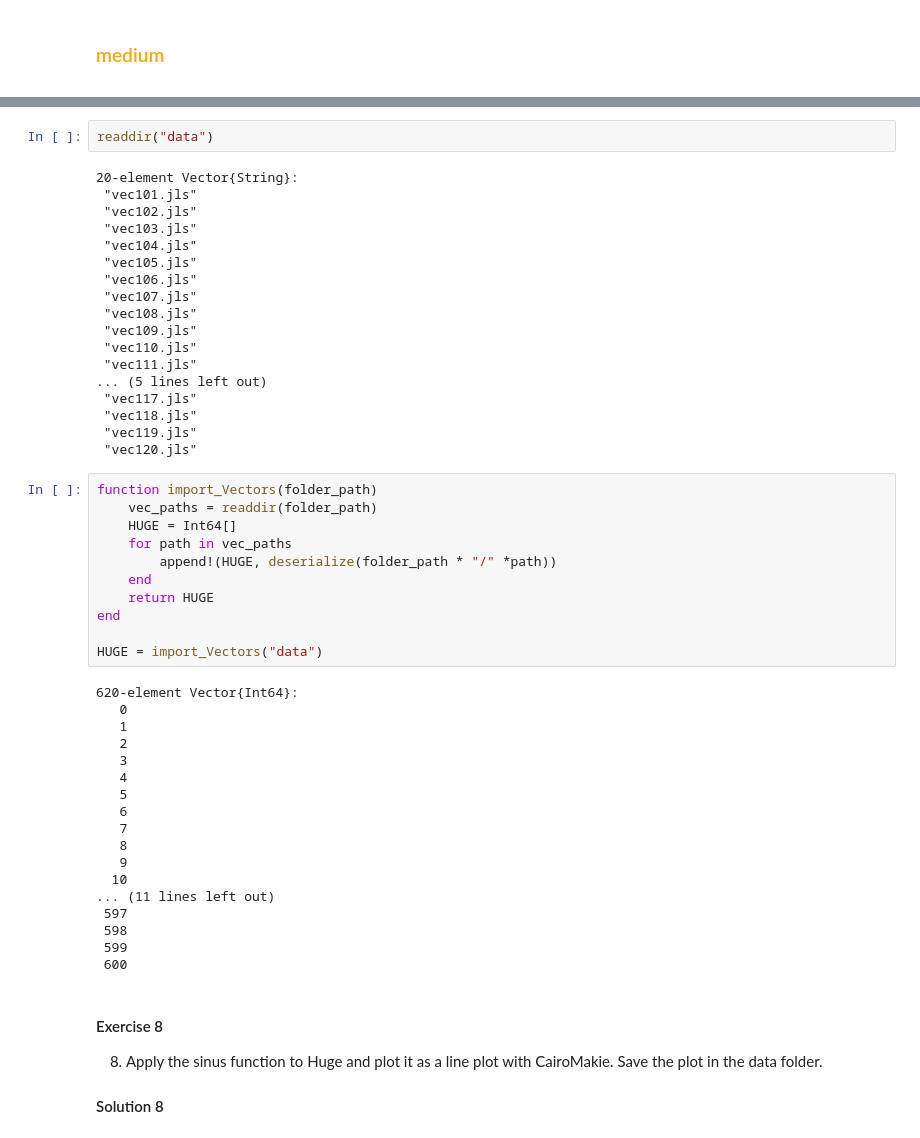
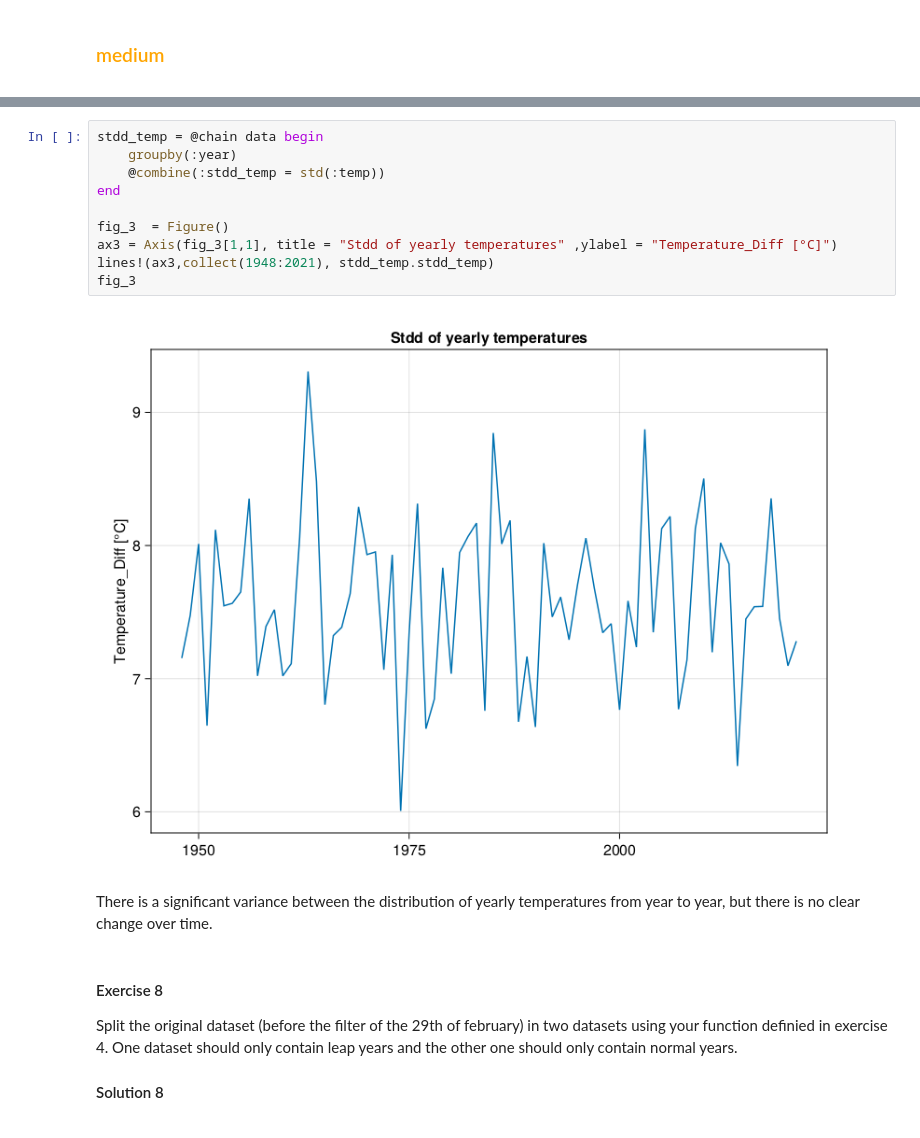
Before and after one commit to AndreasKuhn-ak/WS2022_Julia, a Jupyter notebook: Part_8_Data_Analysis/Data_Analysis_solutions.ipynb, the cells around one changed output, grey strips where cells are left out. Cells and saved outputs as stored; diff of their text form.

```diff
--- a/Part_8_Data_Analysis/Data_Analysis_solutions.ipynb
+++ b/Part_8_Data_Analysis/Data_Analysis_solutions.ipynb
@@ -260,54 +291,19 @@ Write & execute a function called import_Vectors that imports all vectors from t
 # %%
-readdir("data")
+stdd_temp = @chain data begin
+    groupby(:year)
+    @combine(:stdd_temp = std(:temp))
+end
+
+fig_3  = Figure()
+ax3 = Axis(fig_3[1,1], title = "Stdd of yearly temperatures" ,ylabel = "Temperature_Diff [°C]")
+lines!(ax3,collect(1948:2021), stdd_temp.stdd_temp)
+fig_3
 # %% [output]
-20-element Vector{String}:
- "vec101.jls"
- "vec102.jls"
- "vec103.jls"
- "vec104.jls"
- "vec105.jls"
- "vec106.jls"
- "vec107.jls"
- "vec108.jls"
- "vec109.jls"
- "vec110.jls"
- "vec111.jls"
-... (5 lines left out)
- "vec117.jls"
- "vec118.jls"
- "vec119.jls"
- "vec120.jls"
+[figure, added]
-# %%
-function import_Vectors(folder_path)
-    vec_paths = readdir(folder_path)
-    HUGE = Int64[]
-    for path in vec_paths
-        append!(HUGE, deserialize(folder_path * "/" *path))
-    end
-    return HUGE
-end
-
-HUGE = import_Vectors("data")
-# %% [output]
-620-element Vector{Int64}:
-   0
-   1
-   2
-   3
-   4
-   5
-   6
-   7
-   8
-   9
-  10
-... (11 lines left out)
- 597
- 598
- 599
- 600
+# %% [markdown]
+There is a significant variance between the distribution of yearly temperatures from year to year, but there is no clear change over time.
 # %% [markdown]
 #### Exercise 8
-8. Apply the sinus function to Huge and plot it as a line plot with CairoMakie. Save the plot in the data folder.
+Split the original dataset (before the filter of the 29th of february) in two datasets using your function definied in exercise 4. One dataset should only contain leap years and the other one should only contain normal years.
 #### Solution 8
 # %%
```
Also changed, not shown: parts of 35 cells of this notebook, 6 other files.
